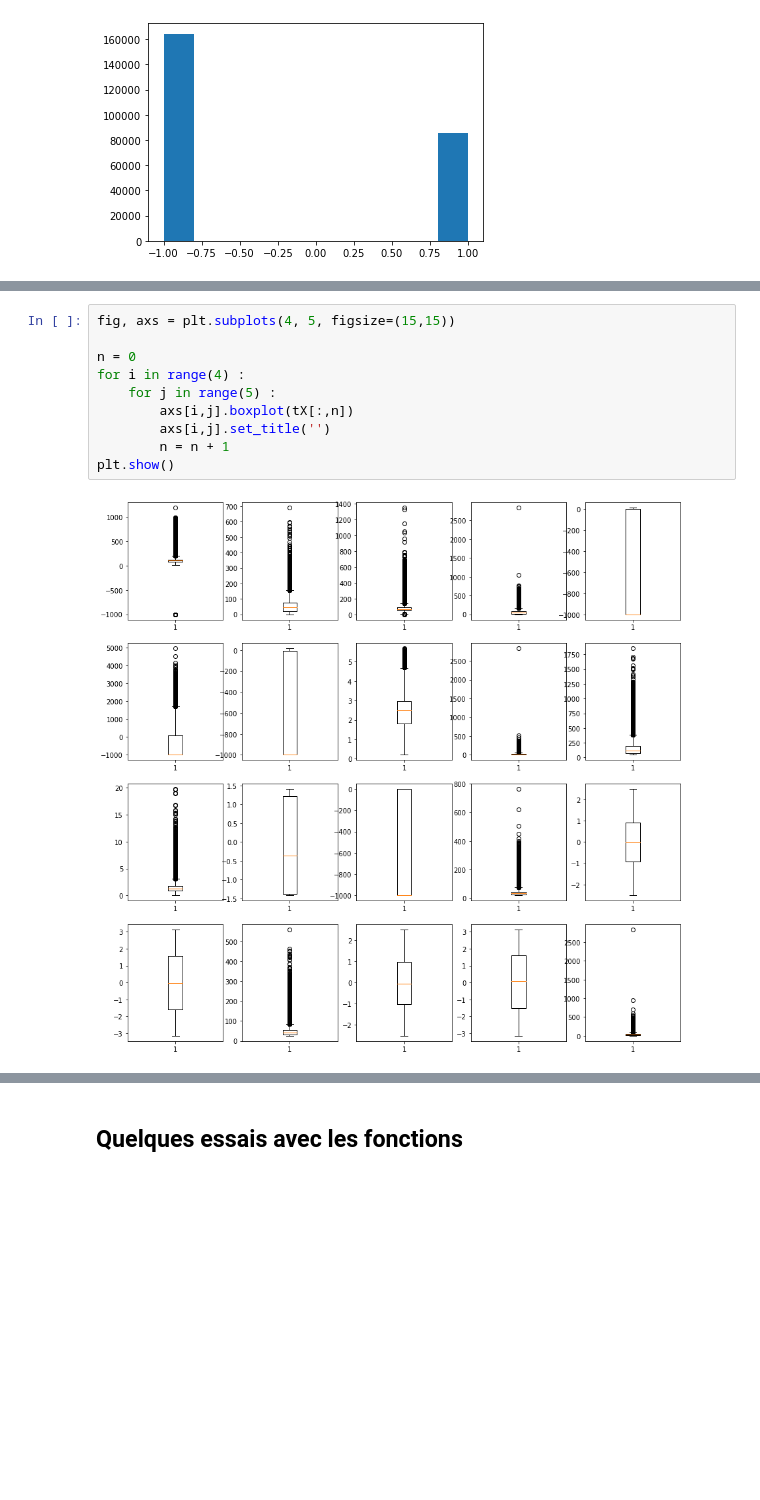
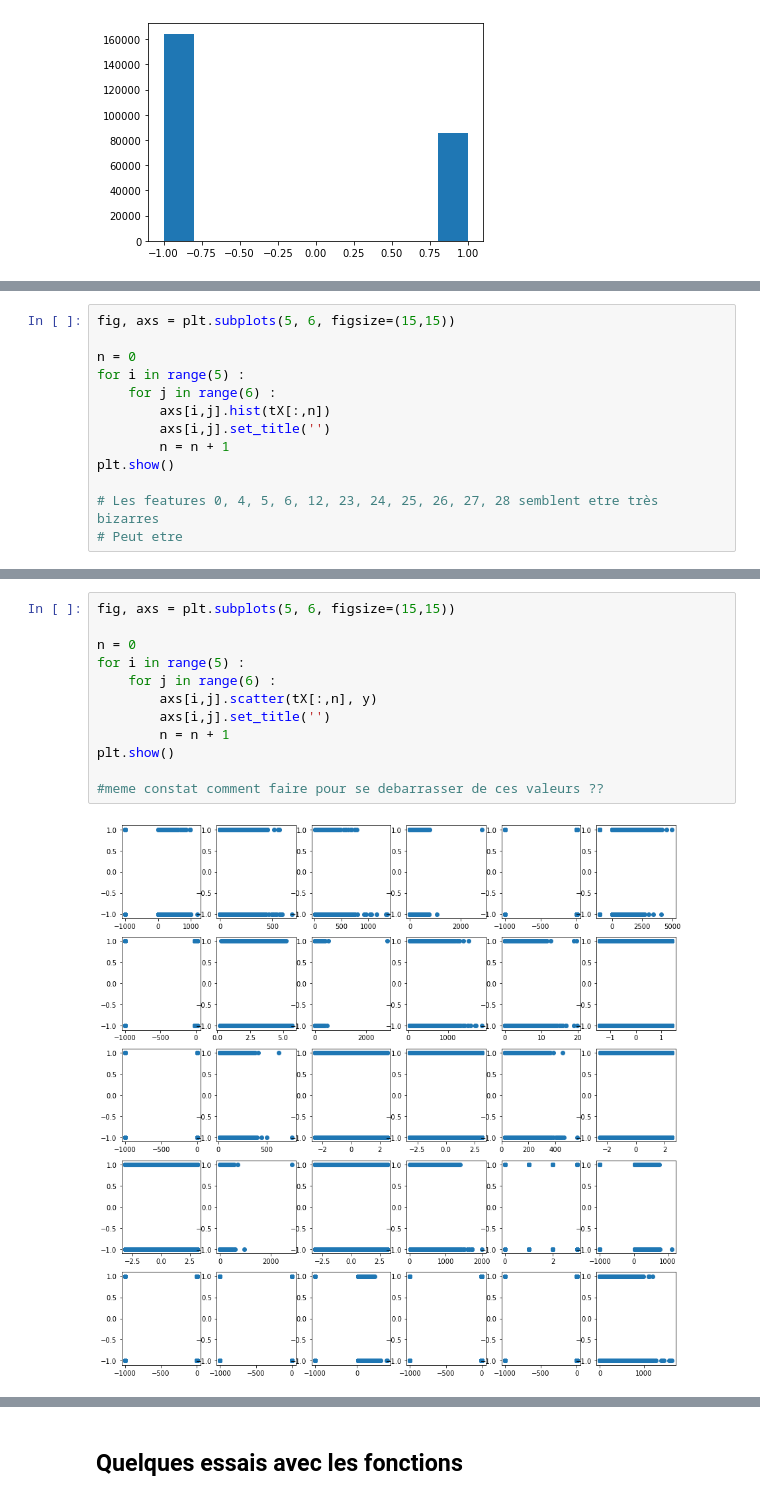
Before and after one commit to CS-433/ml-project-1-jlg, a Jupyter notebook: scripts/Essai_Garance.ipynb, the cells around one changed output, grey strips where cells are left out. Cells and saved outputs as stored; diff of their text form; blank space fills up the shorter version.

```diff
--- a/scripts/Essai_Garance.ipynb
+++ b/scripts/Essai_Garance.ipynb
@@ -37,0 +43,13 @@ plt.show()
+# %%
+fig, axs = plt.subplots(5, 6, figsize=(15,15))
+
+n = 0
+for i in range(5) :
+    for j in range(6) :
+        axs[i,j].hist(tX[:,n])
+        axs[i,j].set_title('')
+        n = n + 1
+plt.show()
+
+# Les features 0, 4, 5, 6, 12, 23, 24, 25, 26, 27, 28 semblent etre très bizarres
+# Peut etre
@@ -38,12 +58,14 @@ plt.show()
 # %%
-fig, axs = plt.subplots(4, 5, figsize=(15,15))
+fig, axs = plt.subplots(5, 6, figsize=(15,15))
 
 n = 0
-for i in range(4) :
-    for j in range(5) :
-        axs[i,j].boxplot(tX[:,n])
+for i in range(5) :
+    for j in range(6) :
+        axs[i,j].scatter(tX[:,n], y)
         axs[i,j].set_title('')
         n = n + 1
 plt.show()
+
+#meme constat comment faire pour se debarrasser de ces valeurs ??
 # %% [output]
-[figure, old version]
+[figure, new version]
```
Also changed, not shown: parts of 11 cells of this notebook.
